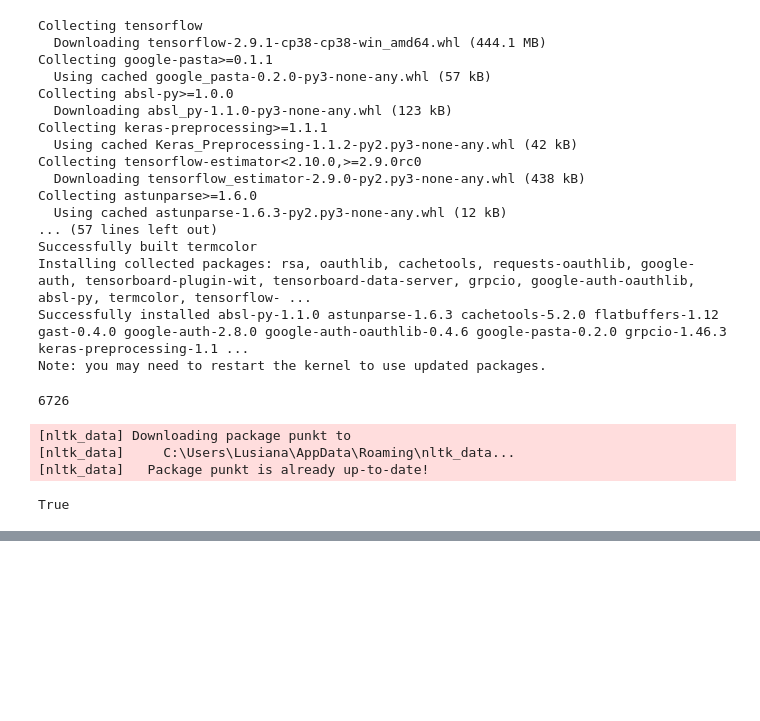
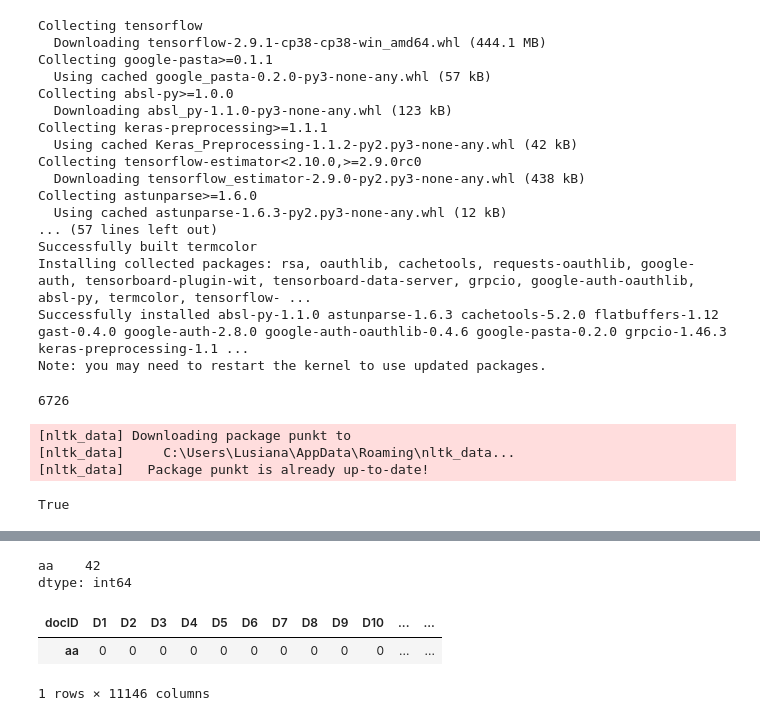
Before and after one commit to calvinadelbert/STBI-2-1, a Jupyter notebook: src/TF_DF_SPAM_DATASET_WORD_EMBED_GLOVE_STBI_PROYEK.ipynb, the cells around one changed output, grey strips where cells are left out. Drawn from its saved outputs; the diff is of its cells as text; code cells hidden in the pictures; blank space fills up the shorter version.

Commit message:
add dataset and modifying code

```diff
--- a/src/TF_DF_SPAM_DATASET_WORD_EMBED_GLOVE_STBI_PROYEK.ipynb
+++ b/src/TF_DF_SPAM_DATASET_WORD_EMBED_GLOVE_STBI_PROYEK.ipynb
@@ -237,0 +310,11 @@ X = train_padded_sentences
+# %%
+# dapat dijalankan namun butuh waktu lama, sekitaran 4 jam untuk dataset ini
+
+similarity_index = ''
+similarity_index = term_document_matrix(frame,vocab,'docID','message_clean')
+similarity_index
+# %%
+similarity_index.sum(axis= 1)
+# %% [output]
+aa    42
+dtype: int64
@@ -237,0 +323,39 @@ X = train_padded_sentences
+# %%
+# bergantung pada term_document_matrix
+def tf_idf_score(vocab_index, document_index, inv_df= 'inverse_document_frequency'):
+    """
+    Calculate tf-idf score for vocabulary in documents
+
+    parameter:
+        vocab_index: DataFrame.
+        Term document matrix.
+
+        document_index: list or tuple.
+        Series containing document ids.
+
+        inv_df: str.
+        Name of the column with calculated inverse document frequencies.
+
+    returns:
+        vocab_index: DataFrame.
+        DataFrame containing term document matrix and document frequencies, inverse document frequencies and tf-idf scores
+    """
+    total_docx = len(document_index)
+    vocab_index['document_frequency'] = vocab_index.sum(axis= 1)
+    vocab_index['inverse_document_frequency'] = np.log2( total_docx / vocab_index['document_frequency'])
+
+    for word in vocab_index.index:
+
+        for doc in document_index:
+
+                tf_idf = np.log2(1 + vocab_index.loc[word,doc]) * np.log2(vocab_index.loc[word][inv_df])
+                vocab_index.loc[word,'tf_idf_'+doc] = tf_idf
+
+    return vocab_index
+# %%
+similarity_index = tf_idf_score(similarity_index, df.docID.values)
+similarity_index
+# %% [output]
+| docID | D1 | D2 | D3 | D4 | D5 | D6 | D7 | D8 | D9 | D10 | ... | ... |
+| aa | 0 | 0 | 0 | 0 | 0 | 0 | 0 | 0 | 0 | 0 | ... | ... |
+1 rows × 11146 columns
```
Also changed, not shown: parts of 14 cells of this notebook, 1 other file.
